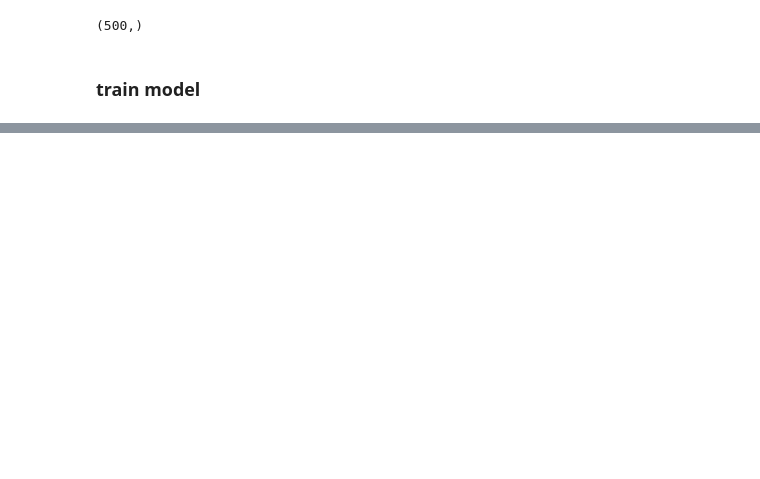
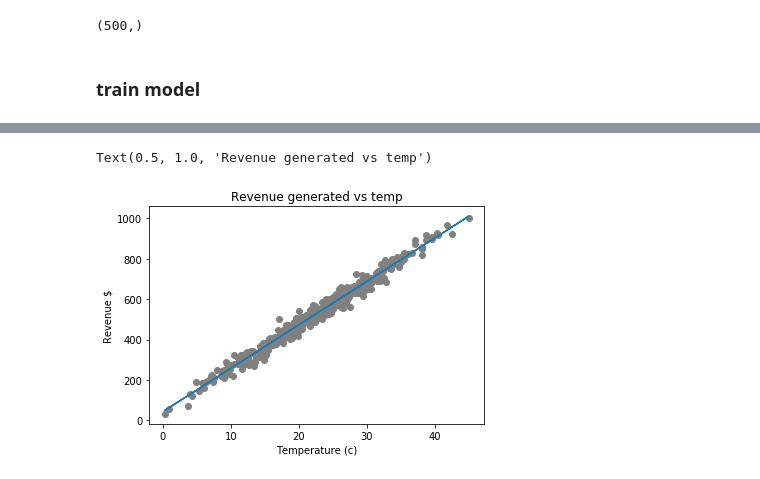
Before and after one commit to sagecodes/Icecream-temp-simple-linear-regression, a Jupyter notebook: ice cream vs temp regression.ipynb, the cells around one changed output, grey strips where cells are left out. Saved outputs shown, nothing was run; the diff lists cells and outputs as text; code cells hidden in the pictures; blank space fills up the shorter version.

Commit message:
Evaluate model

```diff
--- a/ice cream vs temp regression.ipynb
+++ b/ice cream vs temp regression.ipynb
@@ -84,7 +84,7 @@ sns.lmplot(x='Revenue', y='Temperature', data = icecream_df)
 <seaborn.axisgrid.FacetGrid at 0x...>
 [figure]
 # %%
-X = icecream_df['Temperature']
+X = icecream_df[['Temperature']]
 # %%
 y = icecream_df['Revenue']
 # %%
@@ -114,0 +143,12 @@ array=[24.72715441 26.9236056  35.35976059  4.86587362 12.4508333  30.6353071
+# %%
+# plot training data points
+plt.scatter(X_train, y_train, color='gray')
+# Plot model
+plt.plot(X_train, reg.predict(X_train))
+# Add labels
+plt.ylabel('Revenue $')
+plt.xlabel('Temperature (c)')
+plt.title('Revenue generated vs temp')
+# %% [output]
+Text(0.5, 1.0, 'Revenue generated vs temp')
+[figure, added]
```
Also changed, not shown: parts of 9 cells of this notebook.
